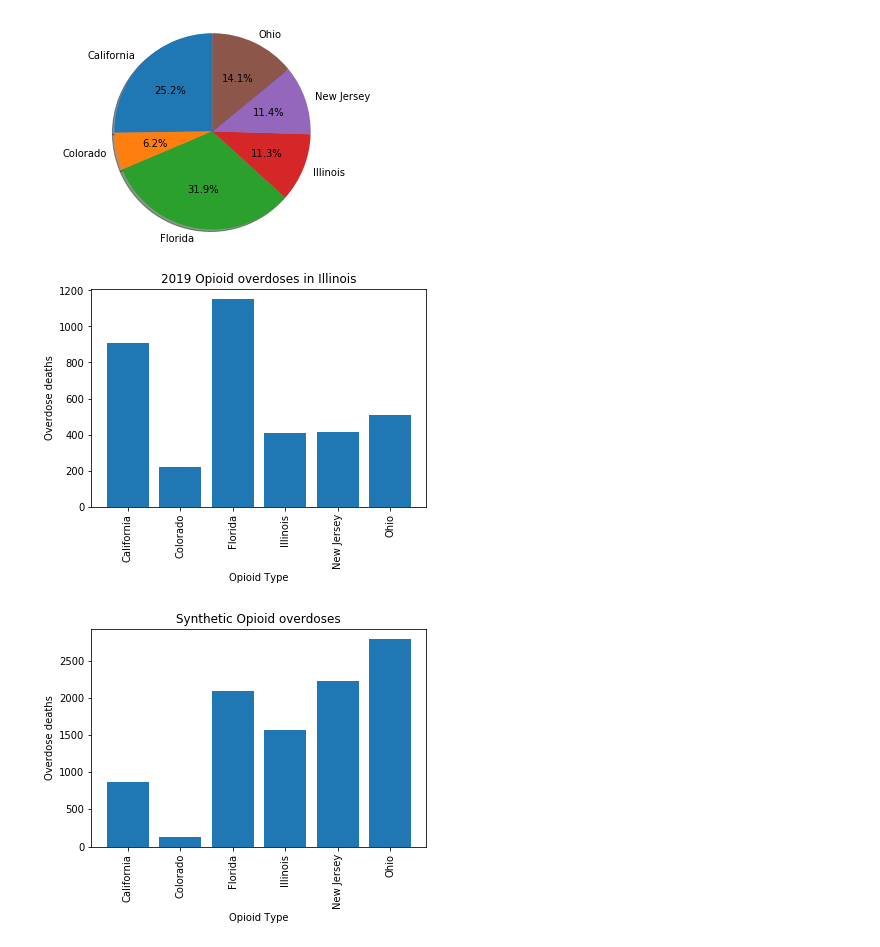
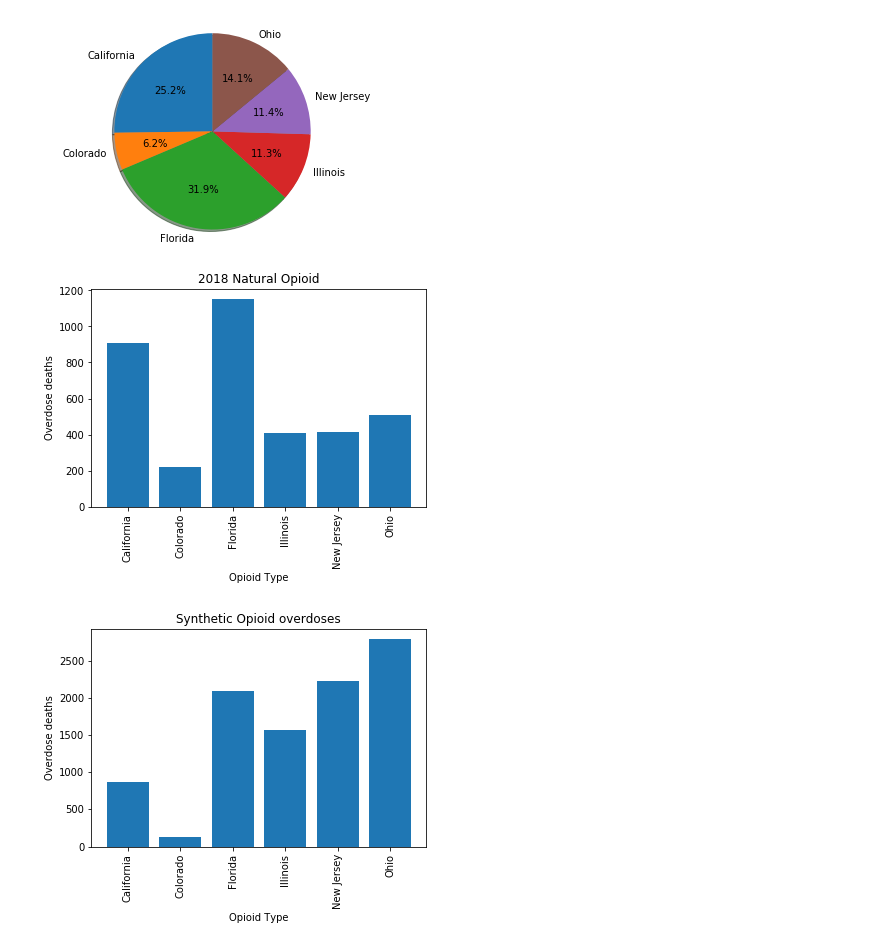
Before and after one commit to ywario9/Matlibplot_Project, a Jupyter notebook: Untitled.ipynb, the cells around one changed output. Saved outputs shown, nothing was run; the diff lists cells and outputs as text; code cells hidden in the pictures.

```diff
--- a/Untitled.ipynb
+++ b/Untitled.ipynb
@@ -133,13 +133,13 @@ plt.show()
 # %%
 plt.bar(selectstate['Location'],selectstate['Natural_Opioid'])
 
-plt.title("2019 Opioid overdoses in Illinois")
+plt.title("2018 Natural Opioid")
 plt.xlabel('Opioid Type')
 plt.ylabel('Overdose deaths')
 plt.xticks(rotation = 90)
 plt.show()
 # %% [output]
-[figure, old version]
+[figure, new version]
 # %%
 plt.bar(selectstate['Location'],selectstate['Synthetic_Opioid'])
 
```
Also changed, not shown: parts of 2 cells of this notebook.
